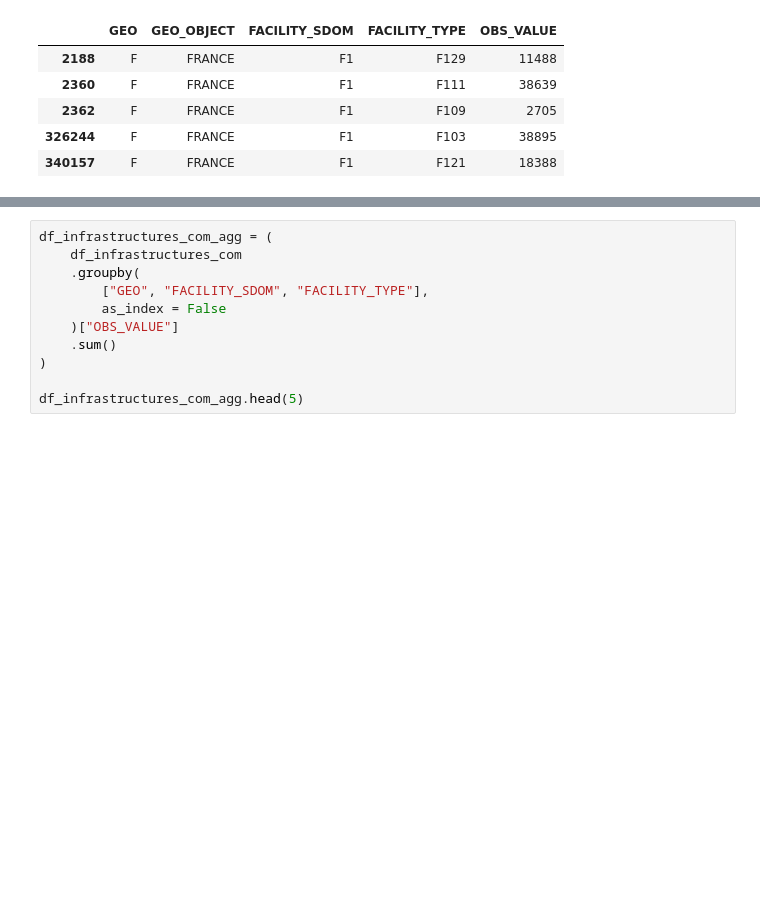
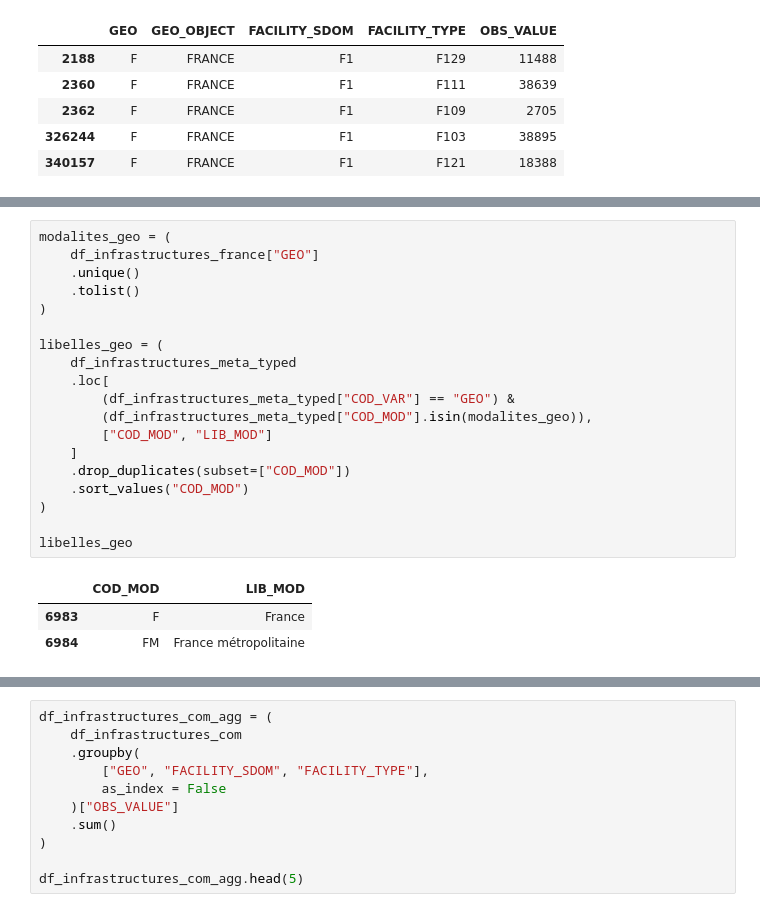
Before and after one commit to heloise1414/Projet-Python-S3, a Jupyter notebook: code/main-clemence v3.ipynb, the cells around one changed output, grey strips where cells are left out. Drawn from its saved outputs; the diff is of its cells as text; blank space fills up the shorter version.

```diff
--- a/code/main-clemence v3.ipynb
+++ b/code/main-clemence v3.ipynb
@@ -816,0 +860,23 @@ df_infrastructures_france.head(5)
+# %%
+modalites_geo = (
+    df_infrastructures_france["GEO"]
+    .unique()
+    .tolist()
+)
+
+libelles_geo = (
+    df_infrastructures_meta_typed
+    .loc[
+        (df_infrastructures_meta_typed["COD_VAR"] == "GEO") &
+        (df_infrastructures_meta_typed["COD_MOD"].isin(modalites_geo)),
+        ["COD_MOD", "LIB_MOD"]
+    ]
+    .drop_duplicates(subset=["COD_MOD"])
+    .sort_values("COD_MOD")
+)
+
+libelles_geo
+# %% [output]
+|  | COD_MOD | LIB_MOD |
+| 6983 | F | France |
+| 6984 | FM | France métropolitaine |
```
Also changed, not shown: parts of 19 cells of this notebook.
